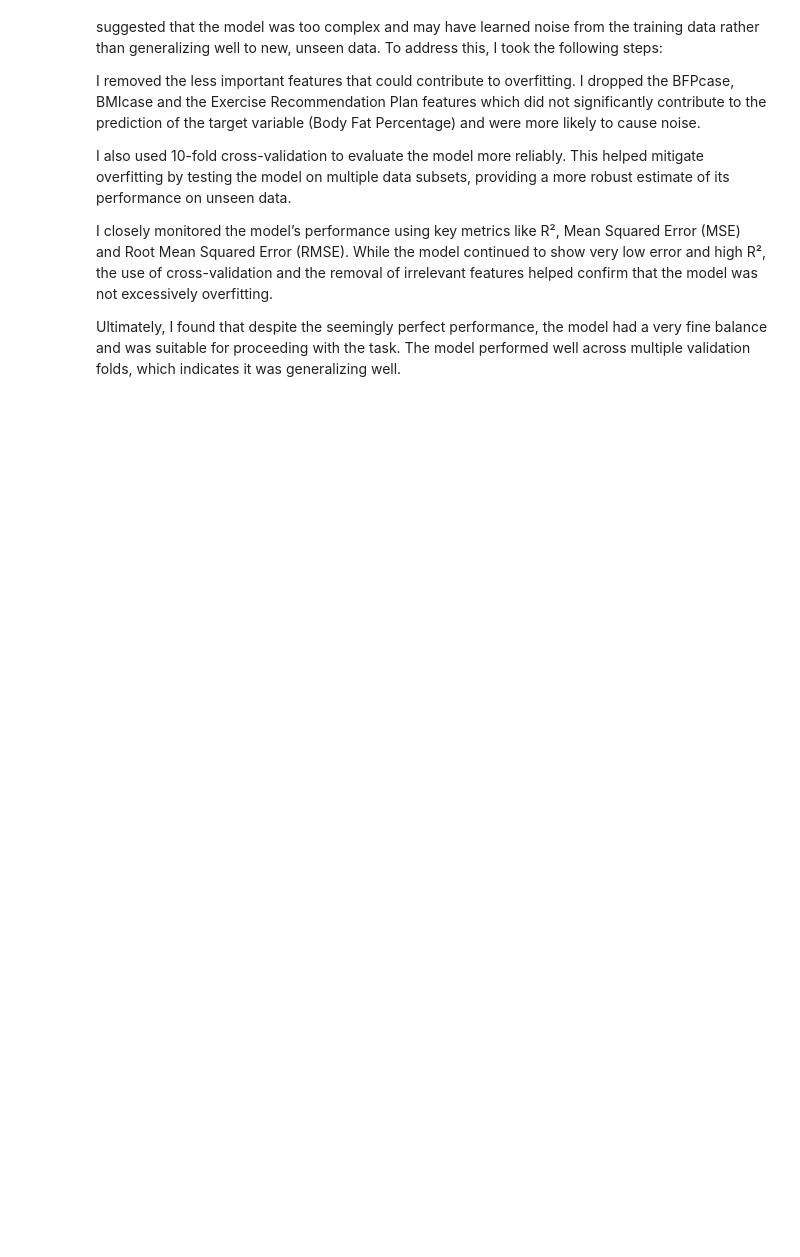
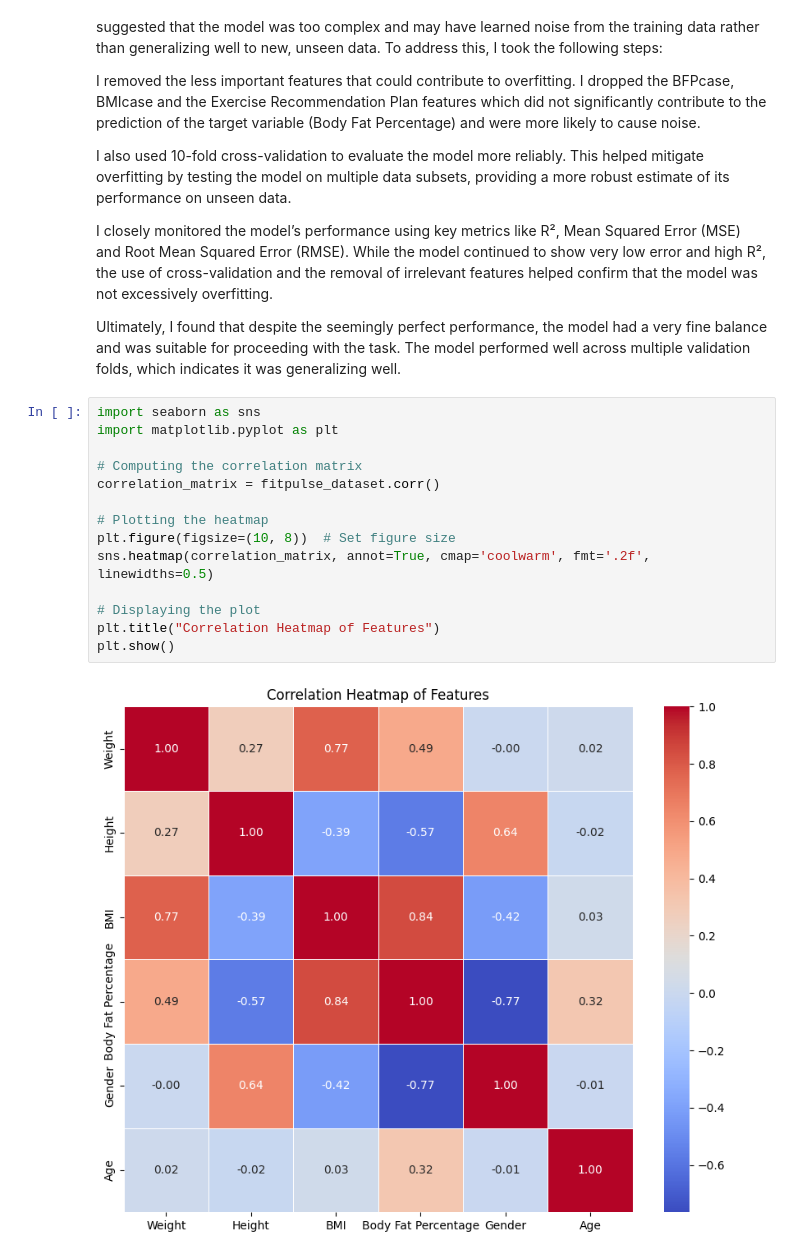
Before and after one commit to g-tumwesigye/fitpulse_app, a Jupyter notebook: fitpulse_app.ipynb, the cells around one changed output. Drawn from its saved outputs; the diff is of its cells as text; blank space fills up the shorter version.

```diff
--- a/fitpulse_app.ipynb
+++ b/fitpulse_app.ipynb
@@ -394,3 +394,19 @@ I also used 10-fold cross-validation to evaluate the model more reliably. This h
 I closely monitored the model’s performance using key metrics like R², Mean Squared Error (MSE) and Root Mean Squared Error (RMSE). While the model continued to show very low error and high R², the use of cross-validation and the removal of irrelevant features helped confirm that the model was not excessively overfitting.
 
 Ultimately, I found that despite the seemingly perfect performance, the model had a very fine balance and was suitable for proceeding with the task. The model performed well across multiple validation folds, which indicates it was generalizing well.
+# %%
+import seaborn as sns
+import matplotlib.pyplot as plt
+
+# Computing the correlation matrix
+correlation_matrix = fitpulse_dataset.corr()
+
+# Plotting the heatmap
+plt.figure(figsize=(10, 8))  # Set figure size
+sns.heatmap(correlation_matrix, annot=True, cmap='coolwarm', fmt='.2f', linewidths=0.5)
+
+# Displaying the plot
+plt.title("Correlation Heatmap of Features")
+plt.show()
+# %% [output]
+[figure, added]
```
Also changed, not shown: parts of 5 cells of this notebook.
